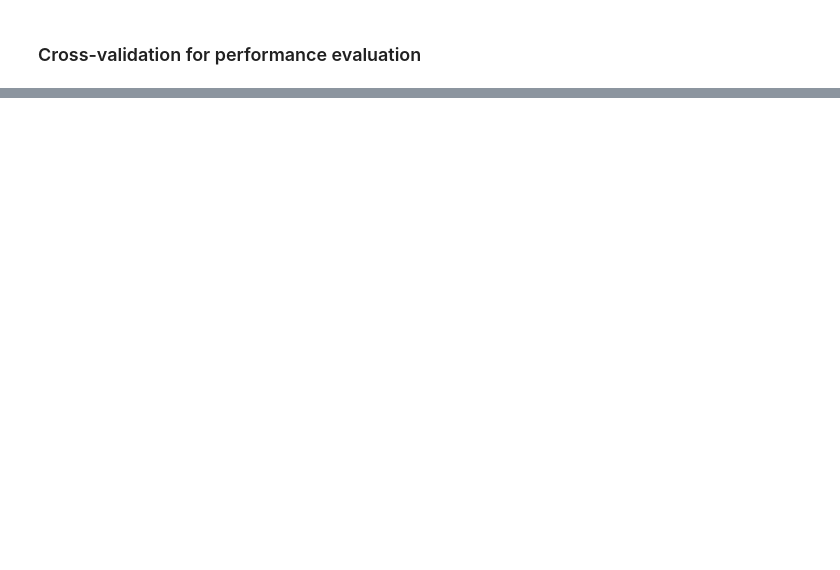
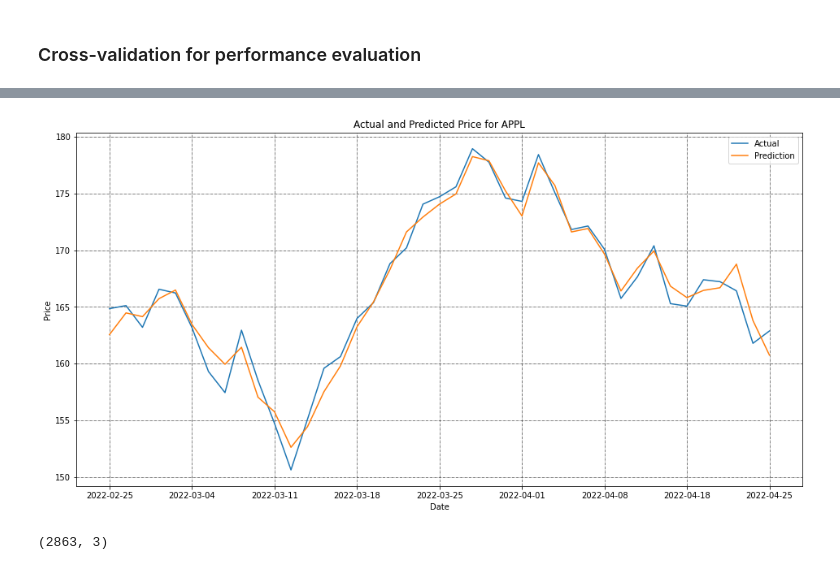
Before and after one commit to janprince/ml_apple_stock_pred, a Jupyter notebook: Apple_Stock_Price_Prediction.ipynb, the cells around one changed output, grey strips where cells are left out. Drawn from its saved outputs; the diff is of its cells as text; code cells hidden in the pictures; blank space fills up the shorter version.

```diff
--- a/Apple_Stock_Price_Prediction.ipynb
+++ b/Apple_Stock_Price_Prediction.ipynb
@@ -141,7 +141,7 @@ from sklearn.model_selection import train_test_split
 X = data.drop(['Close', 'Volume', 'Adj Close'], axis=1)
 y = data['Close']
 
-X_train, X_test, y_train, y_test = train_test_split(X, y, test_size=0.3, random_state=42)
+X_train, X_test, y_train, y_test = train_test_split(X, y, test_size=0.01, shuffle=False)
 
 X.shape
 # %% [output]
@@ -170,0 +173,4 @@ array([0.99989853, 0.99992684, 0.9999007 , 0.99990113, 0.99991992])
+# %%
+y_pred = r.predict(X_test)
+
+y_pred
@@ -170,0 +189,6 @@ array([0.99989853, 0.99992684, 0.9999007 , 0.99990113, 0.99991992])
+# %%
+test_df = X_test
+test_df["Actual"] = y_test
+test_df["Prediction"] = y_pred
+
+test_df
@@ -170,0 +214,28 @@ array([0.99989853, 0.99992684, 0.9999007 , 0.99990113, 0.99991992])
+# %%
+import matplotlib
+import matplotlib.pyplot as plt
+
+test_df["Actual"].plot(figsize=(16, 8))
+test_df["Prediction"].plot()
+
+# Define the label for the title of the figure
+plt.title("Actual and Predicted Price for APPL")
+
+# Define labels for x-axis and y-axis
+plt.xlabel("Date")
+plt.ylabel("Price")
+
+# Show legends
+plt.legend()
+
+# Plot the grid lines
+plt.grid(which="major", color='k', linestyle='-.', linewidth=0.5)
+
+# Show the plot
+plt.show()
+# %% [output]
+[figure, added]
+# %%
+X_train.shape
+# %% [output]
+(2863, 3)
```
Also changed, not shown: parts of 8 cells of this notebook.
